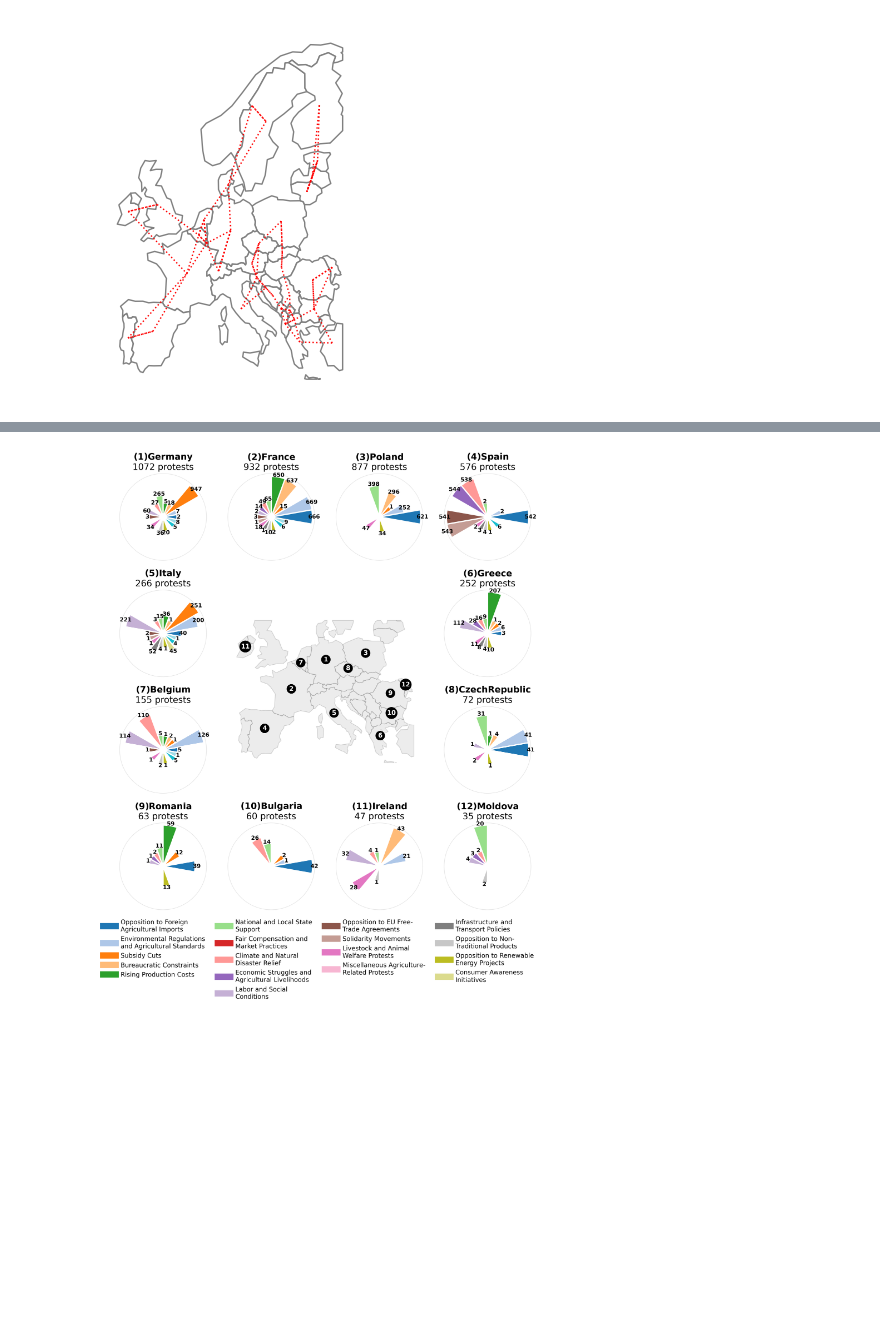
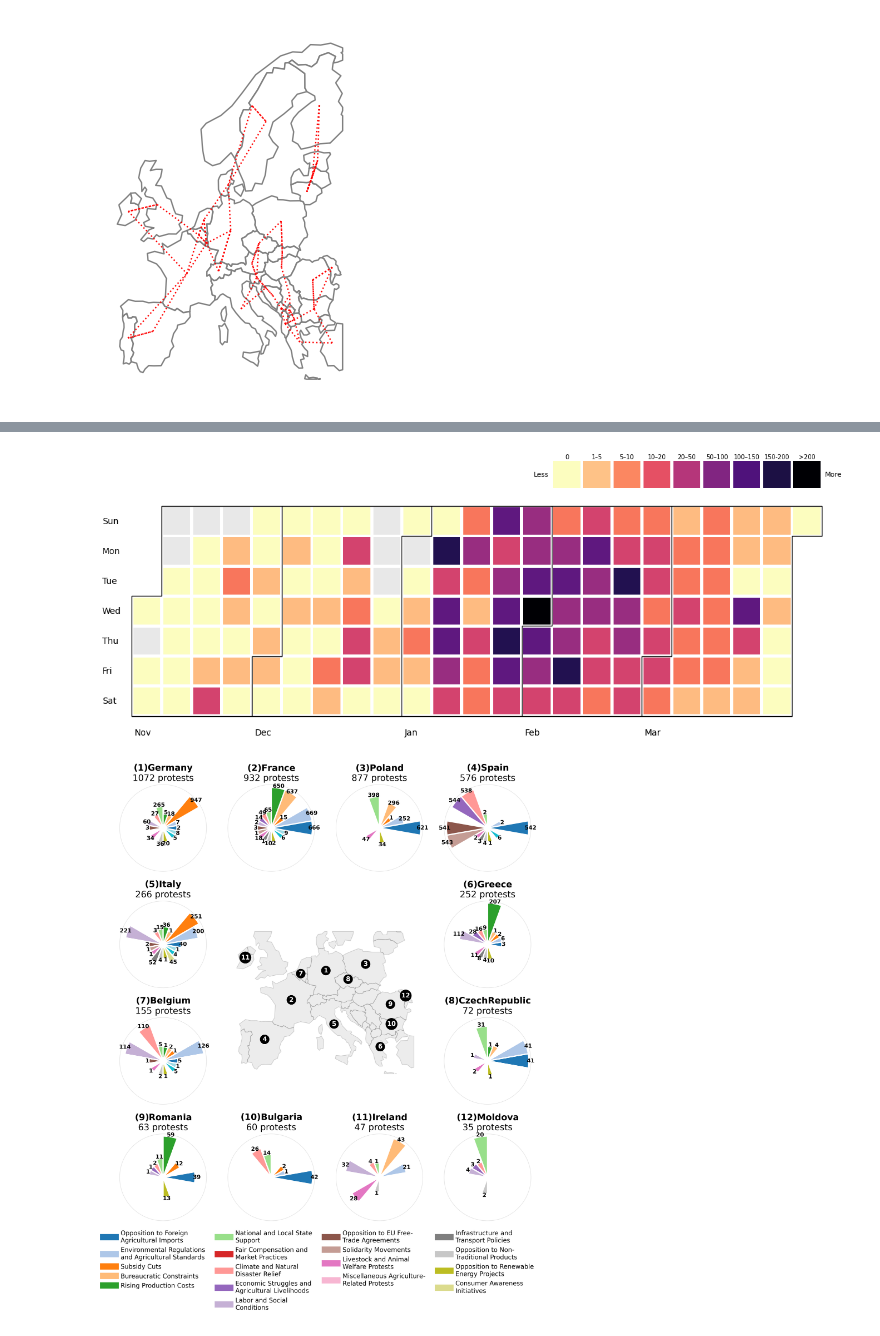
Before and after one commit to cstetter/farmer_protest_llm, a Jupyter notebook: 02_results.ipynb, the cells around one changed output, grey strips where cells are left out. Saved outputs shown, nothing was run; the diff lists cells and outputs as text; code cells hidden in the pictures; blank space fills up the shorter version.

```diff
--- a/02_results.ipynb
+++ b/02_results.ipynb
@@ -1033,0 +1025,2 @@ plt.show()
+# %%
+df_events = gdf.groupby('event_date').size().reset_index(name='count')
@@ -1034,3 +1037,33 @@ plt.show()
+# %%
+import numpy as np
+import dayplot as dp
+import matplotlib.pyplot as plt
+
+
+# Define custom bins and labels
+bins = [0, 1, 5, 10, 20, 50, 100, 150, 200, np.inf]
+labels = ["0", "1–5", "5–10", "10–20", "20–50", "50–100", "100–150", "150-200", ">200"]
+
+# Map values to bin indices (1-based from digitize, shift to 0-based)
+binned = np.digitize(df_events["count"], bins)
+binned = np.clip(binned, 0, len(labels) )
+
+fig, ax = plt.subplots(figsize=(15, 5))
+dp.calendar(
+    dates=df_events["event_date"],
+    values=binned,
+    start_date="2023-11-01",
+    end_date="2024-03-31",
+    ax=ax,
+    month_grid=True,
+    legend=True,
+    legend_labels=labels,
+    legend_bins=len(labels),
+    cmap="magma_r",
+)
+plt.show()
+# %% [output]
+[figure, added]
 # %%
 import numpy as np
 import pandas as pd
```
Also changed, not shown: parts of 4 cells of this notebook, 5 other files.
